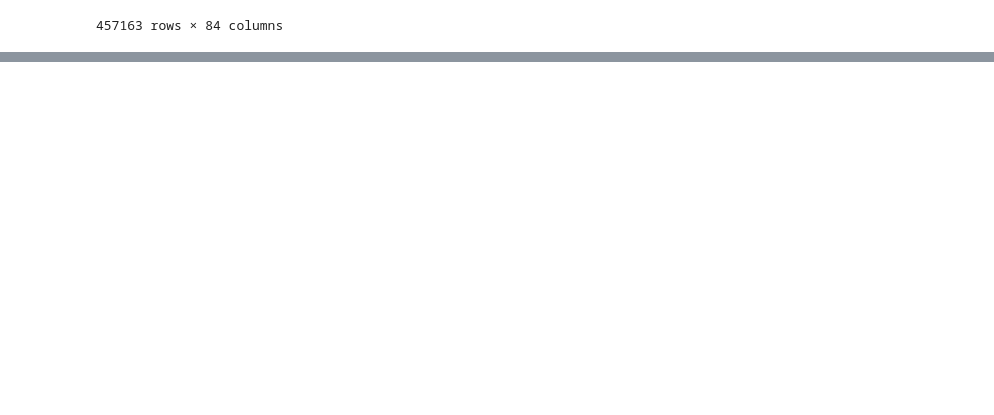
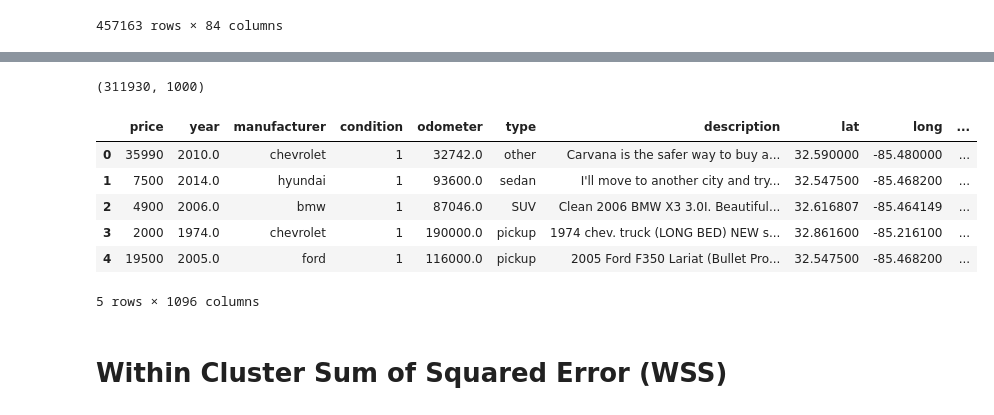
Before and after one commit to ixiaopan/GroupWork, a Jupyter notebook: DataMining/diego testing.ipynb, the cells around one changed output, grey strips where cells are left out. Saved outputs shown, nothing was run; the diff lists cells and outputs as text; code cells hidden in the pictures; blank space fills up the shorter version.

Commit message:
diego cleaning cars

```diff
--- a/DataMining/diego testing.ipynb
+++ b/DataMining/diego testing.ipynb
@@ -167,0 +283,5 @@ df_processed.columns
+# %%
+from sklearn.cluster import KMeans
+import numpy as np
+X = df_tfidf[df_tfidf.columns[-1000:]].values
+kmeans = KMeans(n_clusters = 10, random_state = 0).fit(X)
@@ -167,0 +300,22 @@ df_processed.columns
+# %%
+clf = load('kmeans.joblib')
+# %%
+X.shape
+# %% [output]
+(311930, 1000)
+# %%
+df_tfidf["tfidf"] = clf.predict(X)
+# %%
+df_clustered = pd.get_dummies(df_tfidf, prefix="tfidf",columns=['tfidf'])
+# %%
+df_clustered.head()
+# %% [output]
+|  | price | year | manufacturer | condition | odometer | type | description | lat | long | ... |
+| 0 | 35990 | 2010.0 | chevrolet | 1 | 32742.0 | other | Carvana is the safer way to buy a... | 32.590000 | -85.480000 | ... |
+| 1 | 7500 | 2014.0 | hyundai | 1 | 93600.0 | sedan | I'll move to another city and try... | 32.547500 | -85.468200 | ... |
+| 2 | 4900 | 2006.0 | bmw | 1 | 87046.0 | SUV | Clean 2006 BMW X3 3.0I. Beautiful... | 32.616807 | -85.464149 | ... |
+| 3 | 2000 | 1974.0 | chevrolet | 1 | 190000.0 | pickup | 1974 chev. truck (LONG BED) NEW s... | 32.861600 | -85.216100 | ... |
+| 4 | 19500 | 2005.0 | ford | 1 | 116000.0 | pickup | 2005 Ford F350 Lariat (Bullet Pro... | 32.547500 | -85.468200 | ... |
+5 rows × 1096 columns
+# %% [markdown]
+# Within Cluster Sum of Squared Error (WSS)
```
Also changed, not shown: parts of 24 cells of this notebook.
